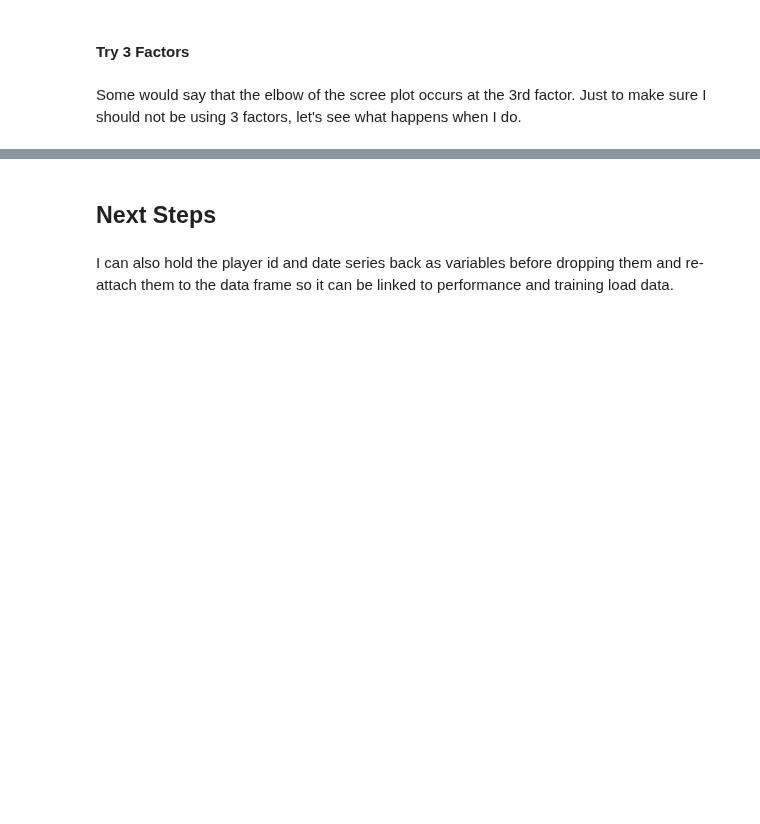
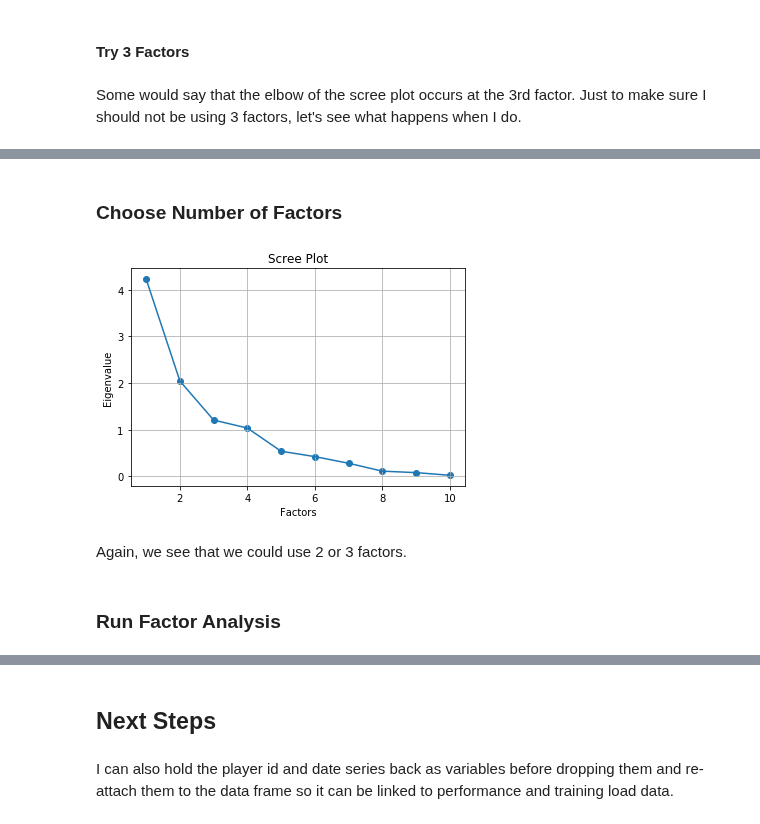
Before and after one commit to JoeRoussy/sta2453-project-1, a Jupyter notebook: wellness_factor_analysis_joe.ipynb, the cells around one changed output, grey strips where cells are left out. Saved outputs shown, nothing was run; the diff lists cells and outputs as text; code cells hidden in the pictures; blank space fills up the shorter version.

```diff
--- a/wellness_factor_analysis_joe.ipynb
+++ b/wellness_factor_analysis_joe.ipynb
@@ -449,6 +489,6 @@ list(wellness_df.columns)
  'TrainingReadiness']
 # %%
-fa = FactorAnalyzer(n_factors=2, rotation=None) # No need to perform roation when we are using 1 factor.
+fa = FactorAnalyzer(n_factors=2, rotation='varimax')
 
 fa.fit(wellness_df)
 fa.loadings_
@@ -482,7 +523,7 @@ This 2 factor model explains `56.5%` of the variance which is adequate.
 # %% [markdown]
 Some would say that the elbow of the scree plot occurs at the 3rd factor. Just to make sure I should not be using 3 factors, let's see what happens when I do.
 # %%
-fa_alt = FactorAnalyzer(n_factors=3, rotation=None) # No need to perform roation when we are using 1 factor.
+fa_alt = FactorAnalyzer(n_factors=3, rotation='varimax')
 
 fa_alt.fit(wellness_df)
 fa_alt.loadings_
@@ -501,0 +555,5 @@ The third factor is barely related to Training Readiness however, Training Readi
+# %%
+wellness_df_alt = wellness_df
+wellness_df_alt['SleepScore'] = wellness_df_alt['SleepQuality'] * wellness_df_alt['SleepHours']
+wellness_df_alt = wellness_df_alt.drop(columns=['SleepQuality', 'SleepHours'])
+wellness_df_alt.head()
@@ -501,0 +567,19 @@ The third factor is barely related to Training Readiness however, Training Readi
+# %% [markdown]
+### Choose Number of Factors
+# %%
+factor_number_tester.fit(wellness_df_alt)
+ev, v = factor_number_tester.get_eigenvalues()
+
+plt.scatter(range(1,wellness_df_alt.shape[1]+1),ev)
+plt.plot(range(1,wellness_df_alt.shape[1]+1),ev)
+plt.title('Scree Plot')
+plt.xlabel('Factors')
+plt.ylabel('Eigenvalue')
+plt.grid()
+plt.show()
+# %% [output]
+[figure, added]
+# %% [markdown]
+Again, we see that we could use 2 or 3 factors.
+# %% [markdown]
+### Run Factor Analysis
```
Also changed, not shown: parts of 52 cells of this notebook, 3 other files.
